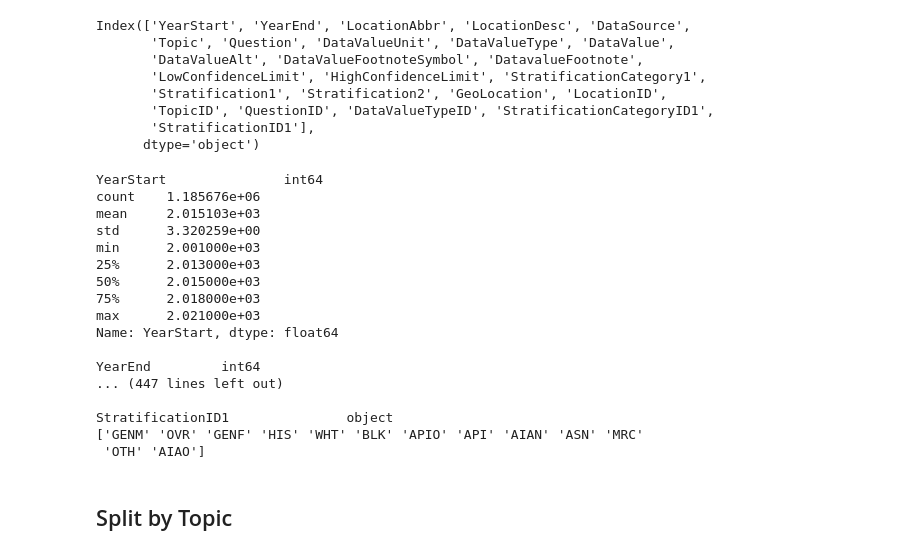
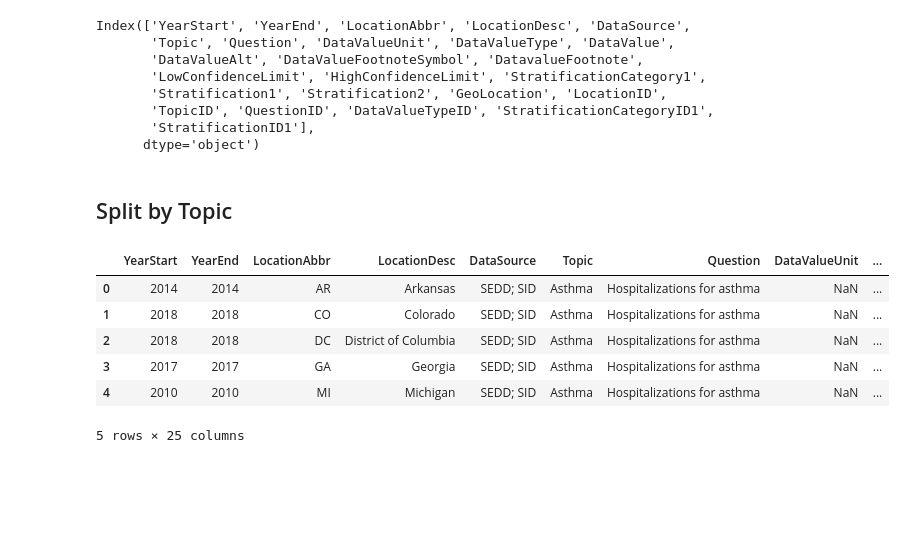
Before and after one commit to adam-stogsdill/US_CDI_DatasetAnalysis, a Jupyter notebook: analysis.ipynb, the cells around one changed output. Drawn from its saved outputs; the diff is of its cells as text; code cells hidden in the pictures; blank space fills up the shorter version.

```diff
--- a/analysis.ipynb
+++ b/analysis.ipynb
@@ -49,34 +50,13 @@ Index(['YearStart', 'YearEnd', 'LocationAbbr', 'LocationDesc', 'DataSource',
 # Also parse this information for plotting for visual context of data!
 import os
 
-
-regression_columns = []                     # Generate a list of columns that have numerical values. We can use regression techniques on this data.
-classification_columns = []                 # Generate a list of columns that have categorical values. We can use classification techniques on this data.
-with open("./output.txt", "wb") as file:       # Output this to a file so that
+with open("./output.txt", "w") as file:       # Output this to a file so that
     for col, dtype in zip(data, data.dtypes):
-        print(f"{col}\t\t{dtype}")
+        file.write(f"{col}\t\t{dtype}\n")
         if dtype == object:
-            print(data[col].unique())
+            file.write(f"{str(data[col].unique())}\n")
         else:
-            print(data[col].describe())
-        print()
+            file.write(f"{str(data[col].describe())}\n")
+        file.write("\n")
-# %% [output]
-YearStart               int64
-count    1.185676e+06
-mean     2.015103e+03
-std      3.320259e+00
-min      2.001000e+03
-25%      2.013000e+03
-50%      2.015000e+03
-75%      2.018000e+03
-max      2.021000e+03
-Name: YearStart, dtype: float64
-
-YearEnd         int64
-... (447 lines left out)
-
-StratificationID1               object
-['GENM' 'OVR' 'GENF' 'HIS' 'WHT' 'BLK' 'APIO' 'API' 'AIAN' 'ASN' 'MRC'
- 'OTH' 'AIAO']
 # %% [markdown]
 ## Split by Topic
@@ -82,0 +66,11 @@ StratificationID1               object
+# %%
+# Check the result of the first key "Asthma"
+topic_dictionary['Asthma'].head()
+# %% [output]
+|  | YearStart | YearEnd | LocationAbbr | LocationDesc | DataSource | Topic | Question | DataValueUnit | ... |
+| 0 | 2014 | 2014 | AR | Arkansas | SEDD; SID | Asthma | Hospitalizations for asthma | NaN | ... |
+| 1 | 2018 | 2018 | CO | Colorado | SEDD; SID | Asthma | Hospitalizations for asthma | NaN | ... |
+| 2 | 2018 | 2018 | DC | District of Columbia | SEDD; SID | Asthma | Hospitalizations for asthma | NaN | ... |
+| 3 | 2017 | 2017 | GA | Georgia | SEDD; SID | Asthma | Hospitalizations for asthma | NaN | ... |
+| 4 | 2010 | 2010 | MI | Michigan | SEDD; SID | Asthma | Hospitalizations for asthma | NaN | ... |
+5 rows × 25 columns
```
Also changed, not shown: parts of 5 cells of this notebook.
